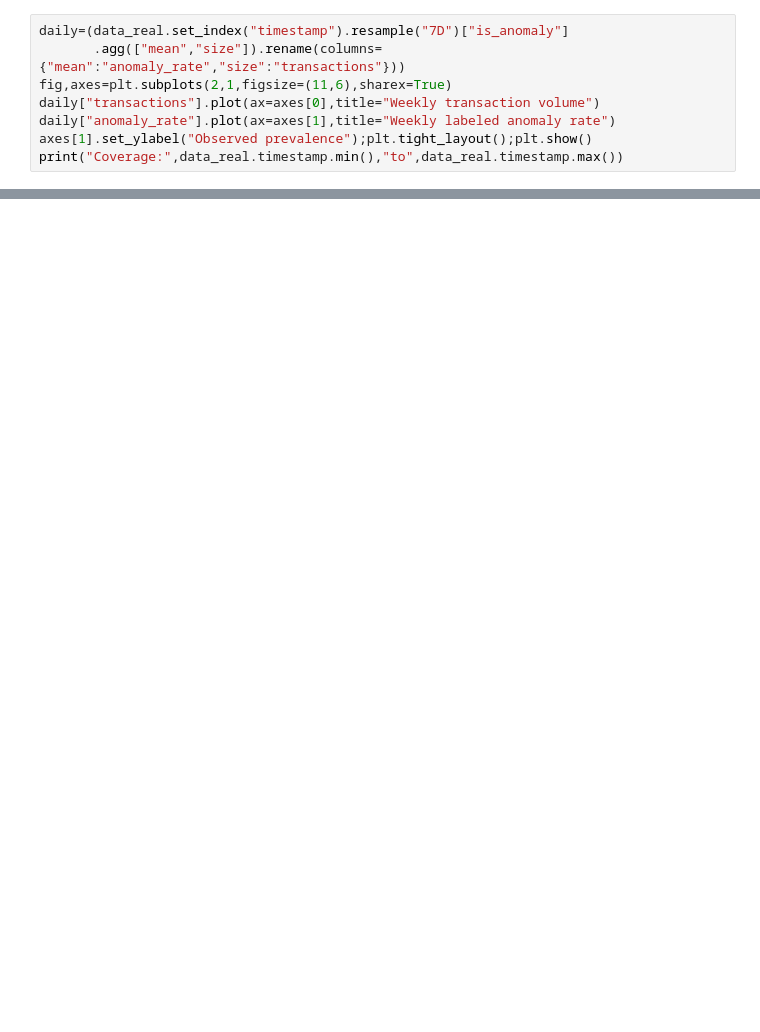
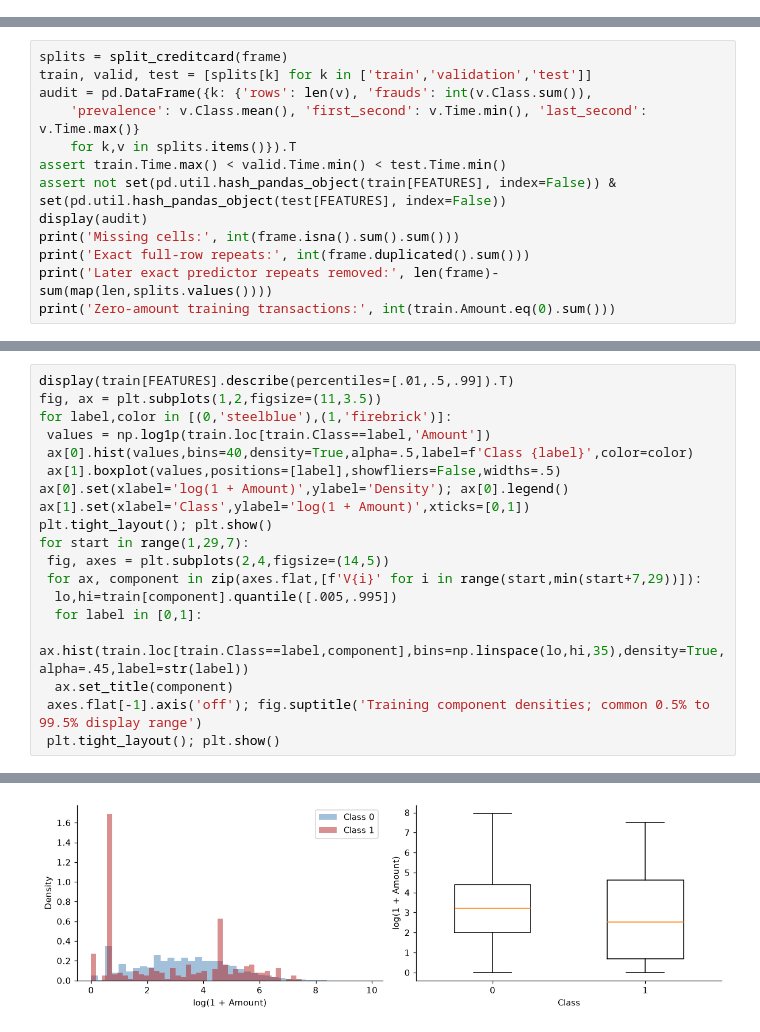
Before and after one commit to shaikanishmib/projects, a Jupyter notebook: transaction-anomaly-detection/notebooks/01_real_data_workflow.ipynb, the cells around one changed output, grey strips where cells are left out. Cells and saved outputs as stored; diff of their text form; blank space fills up the shorter version.

Commit message:
Rebuild transaction research on chronological ULB fraud data

```diff
--- a/transaction-anomaly-detection/notebooks/01_real_data_workflow.ipynb
+++ b/transaction-anomaly-detection/notebooks/01_real_data_workflow.ipynb
@@ -111,8 +0,0 @@ A useful screening evaluation trains on earlier dates, selects a model and alert
-# %%
-daily=(data_real.set_index("timestamp").resample("7D")["is_anomaly"]
-       .agg(["mean","size"]).rename(columns={"mean":"anomaly_rate","size":"transactions"}))
-fig,axes=plt.subplots(2,1,figsize=(11,6),sharex=True)
-daily["transactions"].plot(ax=axes[0],title="Weekly transaction volume")
-daily["anomaly_rate"].plot(ax=axes[1],title="Weekly labeled anomaly rate")
-axes[1].set_ylabel("Observed prevalence");plt.tight_layout();plt.show()
-print("Coverage:",data_real.timestamp.min(),"to",data_real.timestamp.max())
@@ -157,0 +71,13 @@ The study remains limited to the data actually available. Complete real-data exp
+# %%
+splits = split_creditcard(frame)
+train, valid, test = [splits[k] for k in ['train','validation','test']]
+audit = pd.DataFrame({k: {'rows': len(v), 'frauds': int(v.Class.sum()),
+    'prevalence': v.Class.mean(), 'first_second': v.Time.min(), 'last_second': v.Time.max()}
+    for k,v in splits.items()}).T
+assert train.Time.max() < valid.Time.min() < test.Time.min()
+assert not set(pd.util.hash_pandas_object(train[FEATURES], index=False)) & set(pd.util.hash_pandas_object(test[FEATURES], index=False))
+display(audit)
+print('Missing cells:', int(frame.isna().sum().sum()))
+print('Exact full-row repeats:', int(frame.duplicated().sum()))
+print('Later exact predictor repeats removed:', len(frame)-sum(map(len,splits.values())))
+print('Zero-amount training transactions:', int(train.Amount.eq(0).sum()))
@@ -157,0 +130,20 @@ The study remains limited to the data actually available. Complete real-data exp
+# %%
+display(train[FEATURES].describe(percentiles=[.01,.5,.99]).T)
+fig, ax = plt.subplots(1,2,figsize=(11,3.5))
+for label,color in [(0,'steelblue'),(1,'firebrick')]:
+ values = np.log1p(train.loc[train.Class==label,'Amount'])
+ ax[0].hist(values,bins=40,density=True,alpha=.5,label=f'Class {label}',color=color)
+ ax[1].boxplot(values,positions=[label],showfliers=False,widths=.5)
+ax[0].set(xlabel='log(1 + Amount)',ylabel='Density'); ax[0].legend()
+ax[1].set(xlabel='Class',ylabel='log(1 + Amount)',xticks=[0,1])
+plt.tight_layout(); plt.show()
+for start in range(1,29,7):
+ fig, axes = plt.subplots(2,4,figsize=(14,5))
+ for ax, component in zip(axes.flat,[f'V{i}' for i in range(start,min(start+7,29))]):
+  lo,hi=train[component].quantile([.005,.995])
+  for label in [0,1]:
+   ax.hist(train.loc[train.Class==label,component],bins=np.linspace(lo,hi,35),density=True,alpha=.45,label=str(label))
+  ax.set_title(component)
+ axes.flat[-1].axis('off'); fig.suptitle('Training component densities; common 0.5% to 99.5% display range')
+ plt.tight_layout(); plt.show()
+# %% [output]
@@ -157,0 +167 @@ The study remains limited to the data actually available. Complete real-data exp
+[figure, added]
```
Also changed, not shown: parts of 47 cells of this notebook, 11 other files.
